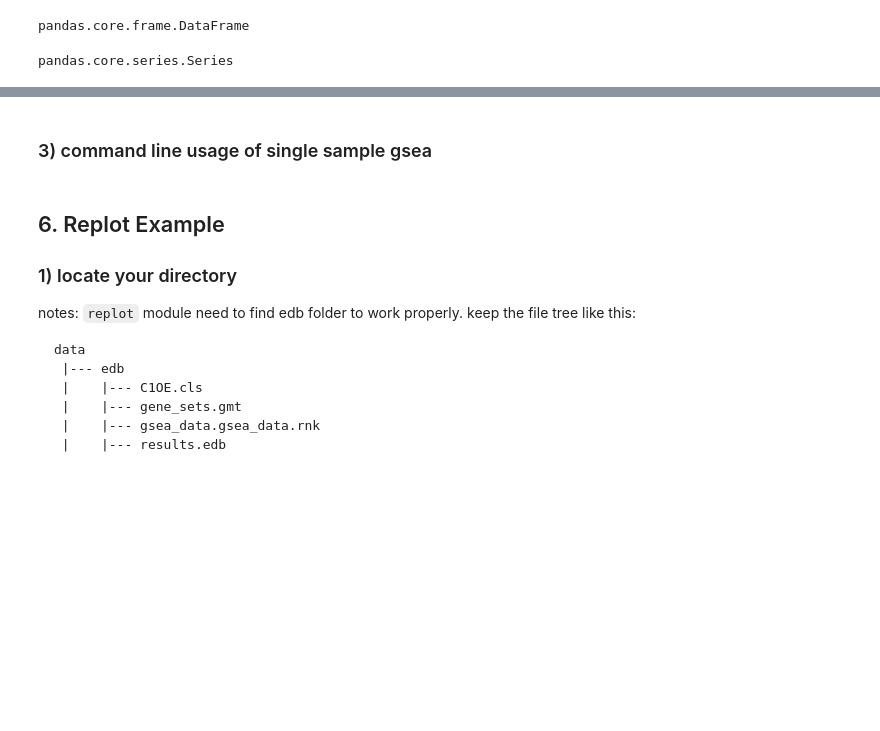
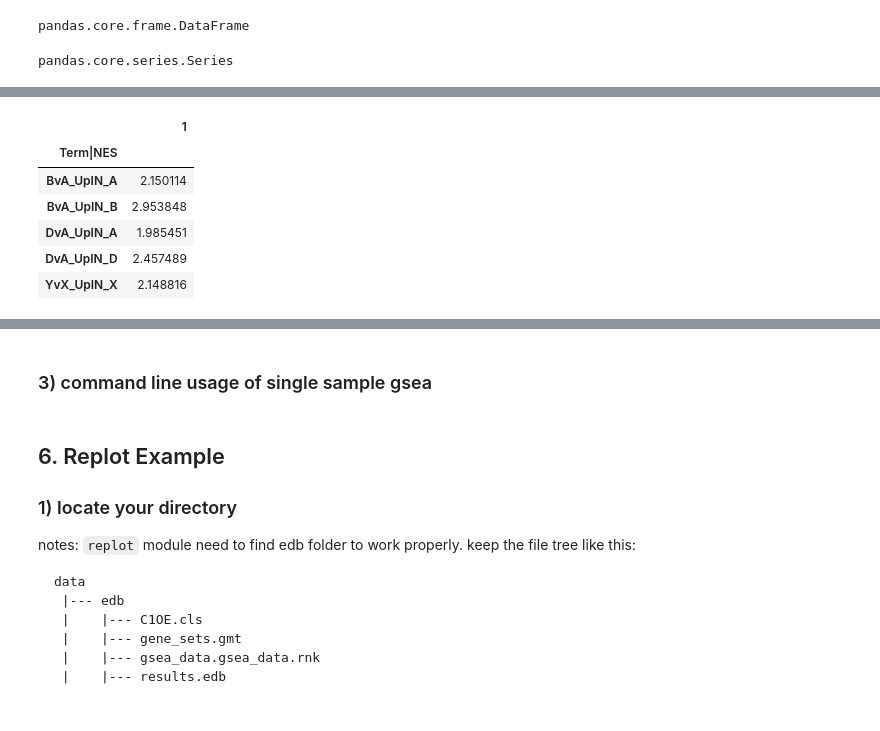
Before and after one commit to zqfang/GSEApy, a Jupyter notebook: docs/gseapy_example.ipynb, the cells around one changed output, grey strips where cells are left out. Saved outputs shown, nothing was run; the diff lists cells and outputs as text; code cells hidden in the pictures; blank space fills up the shorter version.

```diff
--- a/docs/gseapy_example.ipynb
+++ b/docs/gseapy_example.ipynb
@@ -332 +319,14 @@ you can assces the reuslts through resultsOnSamples attribute.
+# %%
+# normalized nes save to res2d attri
+# one sample input
+# NES
+ssgs[0].res2d.head()
+# %% [output]
+|  | 1 |
+| Term|NES |  |
+| BvA_UpIN_A | 2.150114 |
+| BvA_UpIN_B | 2.953848 |
+| DvA_UpIN_A | 1.985451 |
+| DvA_UpIN_D | 2.457489 |
+| YvX_UpIN_X | 2.148816 |
 # %%
```
Also changed, not shown: parts of 20 cells of this notebook, 3 other files.
